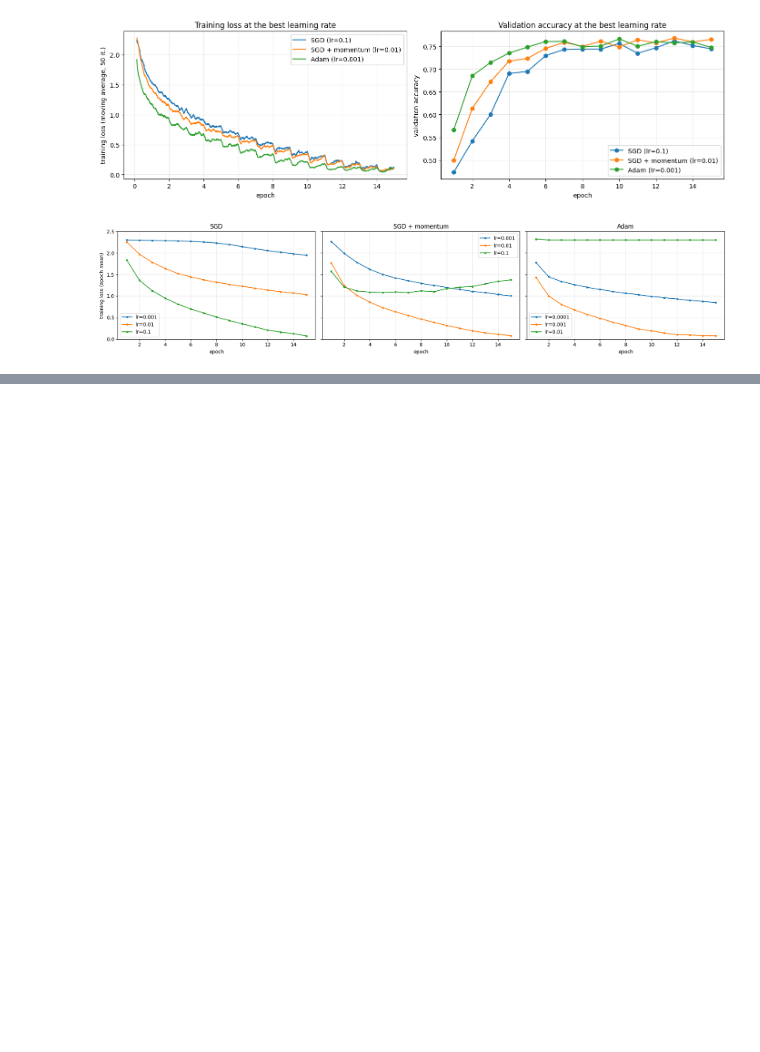
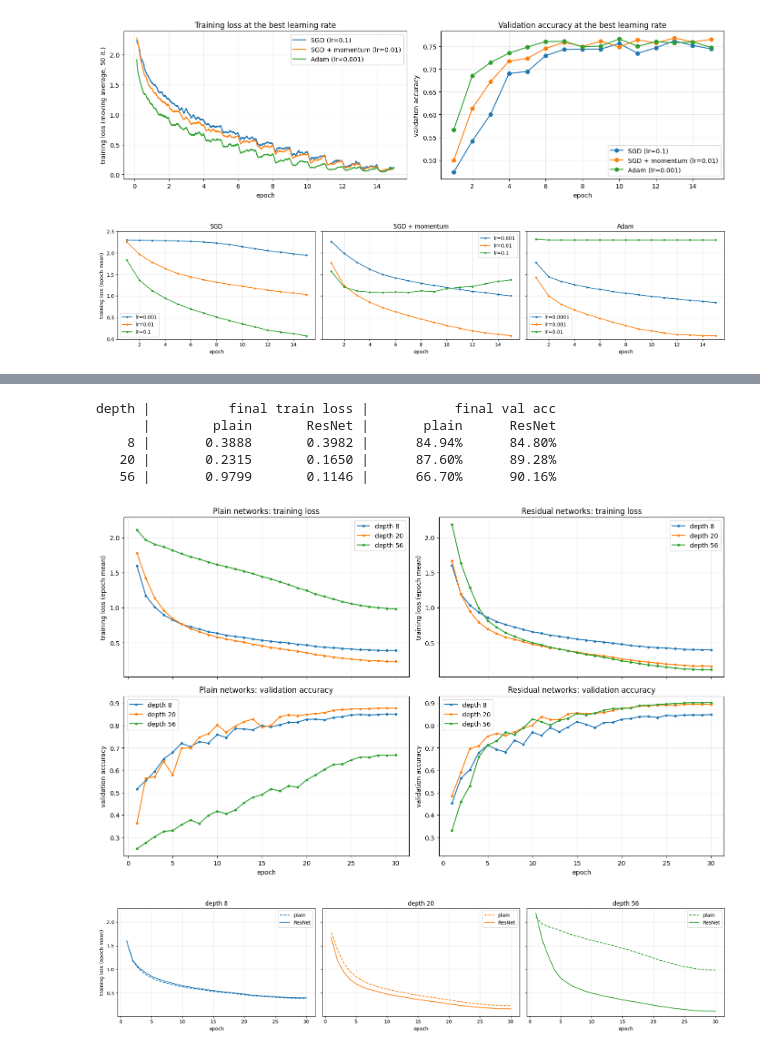
Before and after one commit to keshj/dl-for-vision, a Jupyter notebook: assignment_2/cnn.ipynb, the cells around one changed output, grey strips where cells are left out. Cells and saved outputs as stored; diff of their text form; code cells hidden in the pictures; blank space fills up the shorter version.

```diff
--- a/assignment_2/cnn.ipynb
+++ b/assignment_2/cnn.ipynb
@@ -978,0 +1308,16 @@ plt.show()
+# %%
+import time
+
+RES_EPOCHS, RES_LR, RES_WD = 30, 0.1, 1e-4
+
+depth_results = {}
+for depth in DEPTHS:
+    for residual in (False, True):
+        name = f"{'ResNet' if residual else 'plain'}-{depth}"
+        print(name)
+        set_seed(SEED)
+        model = CifarNet(depth, residual).to(device)
+        t0 = time.time()
+        depth_results[(depth, residual)] = fit(model, Xi_tr, Yi_tr, RES_EPOCHS, RES_LR, weight_decay=RES_WD,
+                                               augment=random_flip_crop, log_every=5)
+        print(f"  ({time.time() - t0:.0f} s)")
@@ -978,0 +1342,51 @@ plt.show()
+# %%
+print(f"{'depth':>5s} | {'final train loss':>25s} | {'final val acc':>23s}")
+print(f"{'':5s} | {'plain':>12s} {'ResNet':>12s} | {'plain':>11s} {'ResNet':>11s}")
+for depth in DEPTHS:
+    p, r = depth_results[(depth, False)], depth_results[(depth, True)]
+    print(f"{depth:5d} | {p['train_loss'][-1]:12.4f} {r['train_loss'][-1]:12.4f} | "
+          f"{100 * p['val_acc'][-1]:10.2f}% {100 * r['val_acc'][-1]:10.2f}%")
+
+depth_colors = dict(zip(DEPTHS, plt.rcParams["axes.prop_cycle"].by_key()["color"]))
+res_epochs = np.arange(1, RES_EPOCHS + 1)
+
+fig, axes = plt.subplots(2, 2, figsize=(14, 8.4), sharex=True)
+for col, residual in enumerate((False, True)):
+    family = "Residual" if residual else "Plain"
+    for depth in DEPTHS:
+        hist = depth_results[(depth, residual)]
+        axes[0, col].plot(res_epochs, hist["train_loss"], "o-", ms=3, color=depth_colors[depth], label=f"depth {depth}")
+        axes[1, col].plot(res_epochs, hist["val_acc"], "o-", ms=3, color=depth_colors[depth], label=f"depth {depth}")
+    axes[0, col].set(ylabel="training loss (epoch mean)", title=f"{family} networks: training loss")
+    axes[1, col].set(xlabel="epoch", ylabel="validation accuracy", title=f"{family} networks: validation accuracy")
+for row in range(2):
+    lo = min(ax.get_ylim()[0] for ax in axes[row])
+    hi = max(ax.get_ylim()[1] for ax in axes[row])
+    for ax in axes[row]:
+        ax.set_ylim(lo, hi)
+        ax.grid(alpha=0.3)
+        ax.legend()
+plt.tight_layout()
+fig.savefig(FIG_DIR / "t3b_plain_vs_residual.pdf", bbox_inches="tight")
+plt.show()
+
+fig, axes = plt.subplots(1, len(DEPTHS), figsize=(18, 4), sharey=True)
+for ax, depth in zip(axes, DEPTHS):
+    for residual, style in ((False, "--"), (True, "-")):
+        ax.plot(res_epochs, depth_results[(depth, residual)]["train_loss"], style, color=depth_colors[depth],
+                label="ResNet" if residual else "plain")
+    ax.set(xlabel="epoch", title=f"depth {depth}")
+    ax.grid(alpha=0.3)
+    ax.legend()
+axes[0].set_ylabel("training loss (epoch mean)")
+plt.tight_layout()
+fig.savefig(FIG_DIR / "t3b_train_loss_by_depth.pdf", bbox_inches="tight")
+plt.show()
+# %% [output]
+depth |          final train loss |           final val acc
+      |        plain       ResNet |       plain      ResNet
+    8 |       0.3888       0.3982 |      84.94%      84.80%
+   20 |       0.2315       0.1650 |      87.60%      89.28%
+   56 |       0.9799       0.1146 |      66.70%      90.16%
+[figure, added]
+[figure, added]
```
Also changed, not shown: parts of 14 cells of this notebook.
